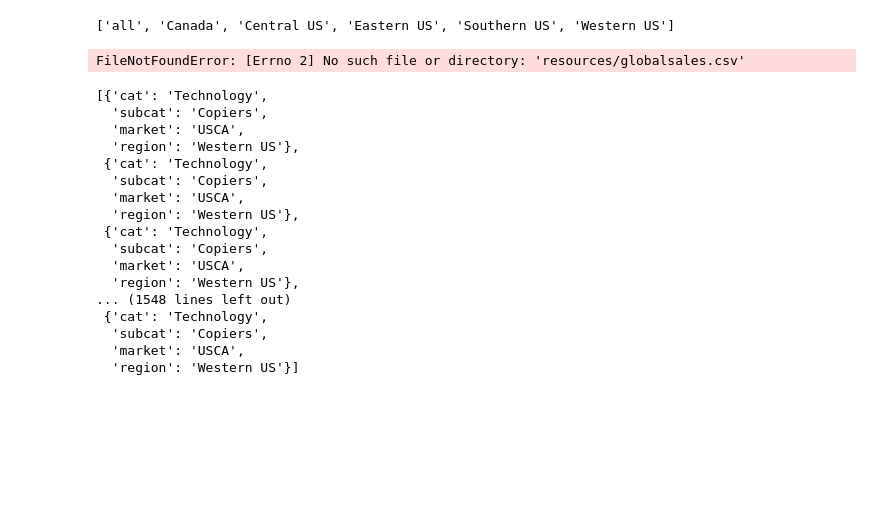
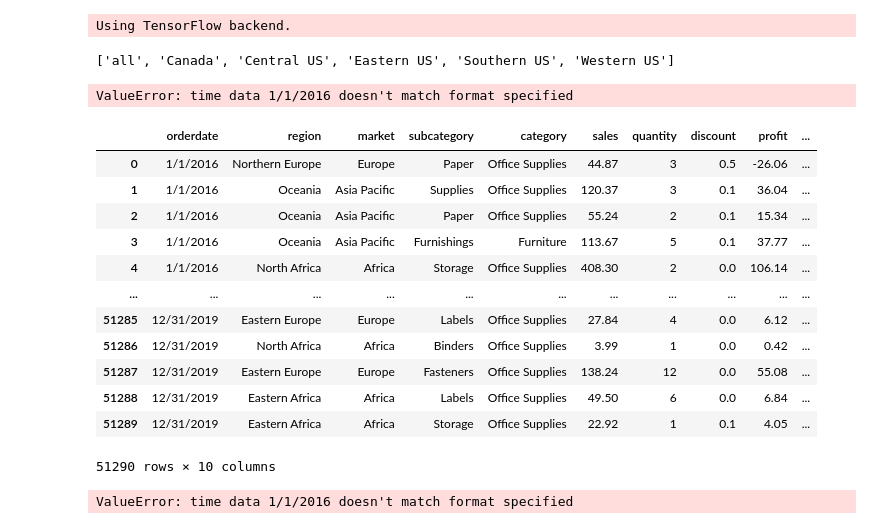
Before and after one commit to jauntydl/PJT3-MITHDH, a Jupyter notebook: salespredict_show.ipynb, the cells around one changed output. Cells and saved outputs as stored; diff of their text form; code cells hidden in the pictures; blank space fills up the shorter version.

```diff
--- a/salespredict_show.ipynb
+++ b/salespredict_show.ipynb
@@ -20,7 +20,9 @@ from keras.layers import LSTM
 from sklearn.model_selection import KFold, cross_val_score, train_test_split
 from sklearn.preprocessing import MinMaxScaler
 
-datapath = 'resources/globalsales.csv'
+datapath = 'static/data/globalsales.csv'
+# %% [output]
+Using TensorFlow backend.
 # %%
 
 def to_json(datapath, year = 2021, output = 'sales'):
@@ -235,26 +237,27 @@ plt.plot(x,y)
 plt.plot(x,y_pred)
 print('test loss, Mean Absolute Percentage Error(MAPE):', mse, mape)
 # %% [output]
-FileNotFoundError: [Errno 2] No such file or directory: 'resources/globalsales.csv'
+ValueError: time data 1/1/2016 doesn't match format specified
 # %%
 jsonbject = to_json(datapath)
 # %%
 jsonbject
-# %% [output]
-[{'cat': 'Technology',
-  'subcat': 'Copiers',
-  'market': 'USCA',
-  'region': 'Western US'},
- {'cat': 'Technology',
-  'subcat': 'Copiers',
-  'market': 'USCA',
-  'region': 'Western US'},
- {'cat': 'Technology',
-  'subcat': 'Copiers',
-  'market': 'USCA',
-  'region': 'Western US'},
-... (1548 lines left out)
- {'cat': 'Technology',
-  'subcat': 'Copiers',
-  'market': 'USCA',
-  'region': 'Western US'}]
+# %%
+df = pd.read_csv(datapath,encoding = "ISO-8859-1")
+df.drop(df.columns[[0,1,2,3,5,6,7,8,9,10,11,12,13,16,17,25]], axis=1, inplace=True)
+# %%
+df
+# %% [output]
+|  | orderdate | region | market | subcategory | category | sales | quantity | discount | profit | ... |
+| 0 | 1/1/2016 | Northern Europe | Europe | Paper | Office Supplies | 44.87 | 3 | 0.5 | -26.06 | ... |
+| 1 | 1/1/2016 | Oceania | Asia Pacific | Supplies | Office Supplies | 120.37 | 3 | 0.1 | 36.04 | ... |
+| 2 | 1/1/2016 | Oceania | Asia Pacific | Paper | Office Supplies | 55.24 | 2 | 0.1 | 15.34 | ... |
+| 3 | 1/1/2016 | Oceania | Asia Pacific | Furnishings | Furniture | 113.67 | 5 | 0.1 | 37.77 | ... |
+| 4 | 1/1/2016 | North Africa | Africa | Storage | Office Supplies | 408.30 | 2 | 0.0 | 106.14 | ... |
+| ... | ... | ... | ... | ... | ... | ... | ... | ... | ... | ... |
+| 51285 | 12/31/2019 | Eastern Europe | Europe | Labels | Office Supplies | 27.84 | 4 | 0.0 | 6.12 | ... |
+| 51286 | 12/31/2019 | North Africa | Africa | Binders | Office Supplies | 3.99 | 1 | 0.0 | 0.42 | ... |
+| 51287 | 12/31/2019 | Eastern Europe | Europe | Fasteners | Office Supplies | 138.24 | 12 | 0.0 | 55.08 | ... |
+| 51288 | 12/31/2019 | Eastern Africa | Africa | Labels | Office Supplies | 49.50 | 6 | 0.0 | 6.84 | ... |
+| 51289 | 12/31/2019 | Eastern Africa | Africa | Storage | Office Supplies | 22.92 | 1 | 0.1 | 4.05 | ... |
+51290 rows × 10 columns
@@ -260,0 +274,4 @@ jsonbject
+# %%
+df = clean_data(datapath)
+# %% [output]
+ValueError: time data 1/1/2016 doesn't match format specified
```
Also changed, not shown: parts of 2 cells of this notebook, 6 other files.
